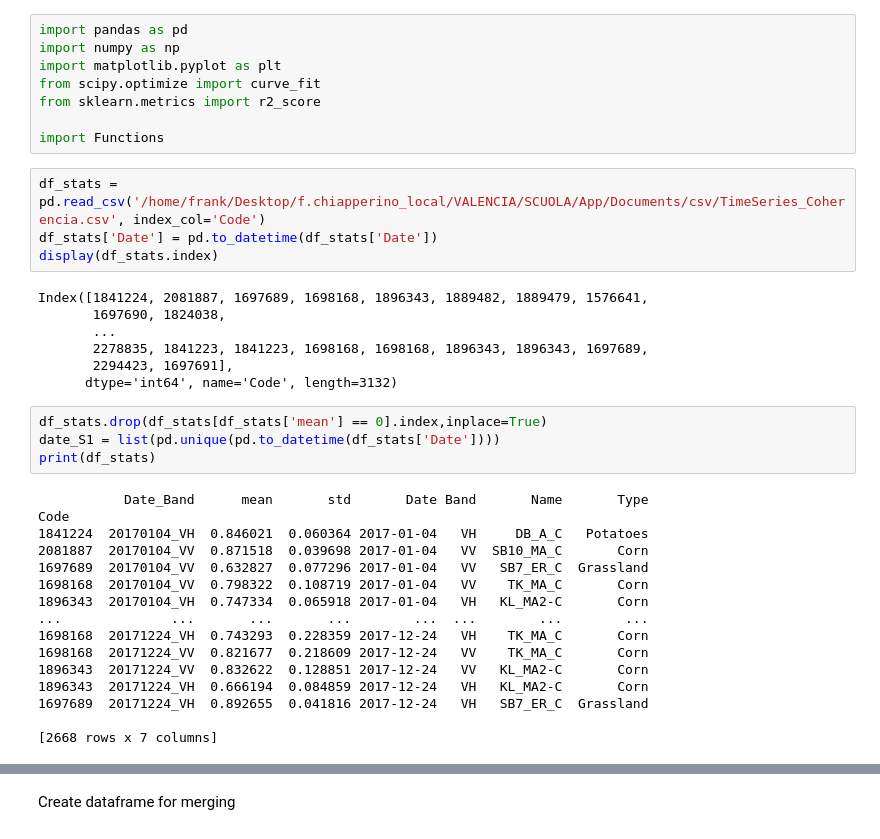
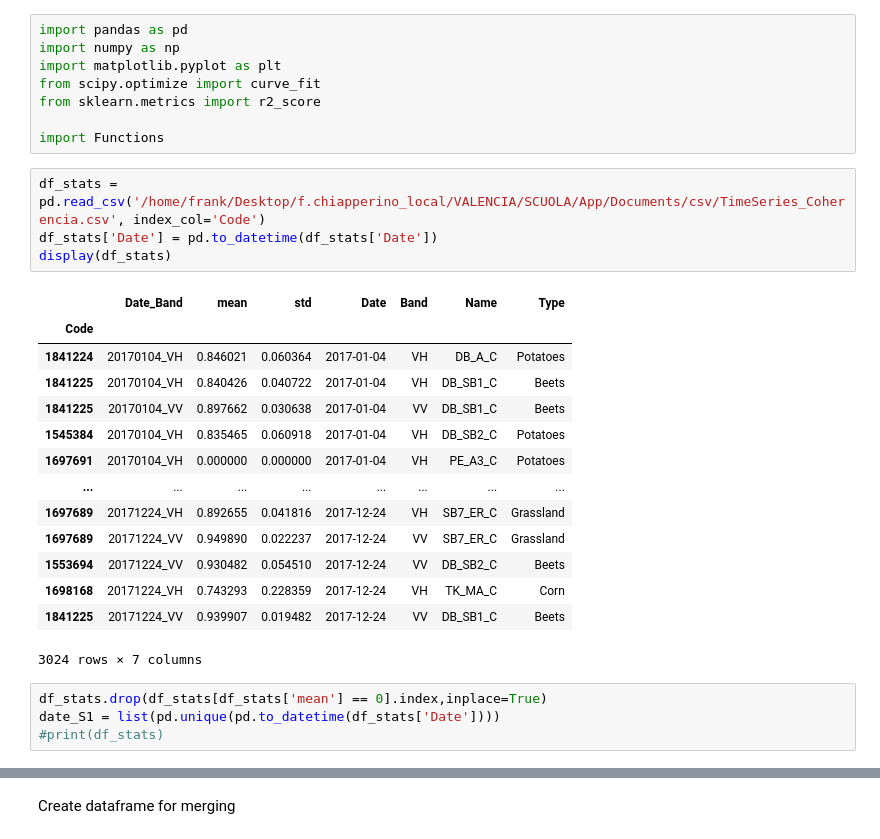
Before and after one commit to cFr4nk/Tesi_SAR_Analysis, a Jupyter notebook: Regressions.ipynb, the cells around one changed output, grey strips where cells are left out. Drawn from its saved outputs; the diff is of its cells as text.

```diff
--- a/Regressions.ipynb
+++ b/Regressions.ipynb
@@ -9,34 +9,26 @@ import Functions
 # %%
 df_stats = pd.read_csv('/home/frank/Desktop/f.chiapperino_local/VALENCIA/SCUOLA/App/Documents/csv/TimeSeries_Coherencia.csv', index_col='Code')
 df_stats['Date'] = pd.to_datetime(df_stats['Date'])
-display(df_stats.index)
+display(df_stats)
 # %% [output]
+|  | Date_Band | mean | std | Date | Band | Name | Type |
+| Code |  |  |  |  |  |  |  |
+| 1841224 | 20170104_VH | 0.846021 | 0.060364 | 2017-01-04 | VH | DB_A_C | Potatoes |
+| 1841225 | 20170104_VH | 0.840426 | 0.040722 | 2017-01-04 | VH | DB_SB1_C | Beets |
+| 1841225 | 20170104_VV | 0.897662 | 0.030638 | 2017-01-04 | VV | DB_SB1_C | Beets |
+| 1545384 | 20170104_VH | 0.835465 | 0.060918 | 2017-01-04 | VH | DB_SB2_C | Potatoes |
+| 1697691 | 20170104_VH | 0.000000 | 0.000000 | 2017-01-04 | VH | PE_A3_C | Potatoes |
+| ... | ... | ... | ... | ... | ... | ... | ... |
+| 1697689 | 20171224_VH | 0.892655 | 0.041816 | 2017-12-24 | VH | SB7_ER_C | Grassland |
+| 1697689 | 20171224_VV | 0.949890 | 0.022237 | 2017-12-24 | VV | SB7_ER_C | Grassland |
+| 1553694 | 20171224_VV | 0.930482 | 0.054510 | 2017-12-24 | VV | DB_SB2_C | Beets |
+| 1698168 | 20171224_VH | 0.743293 | 0.228359 | 2017-12-24 | VH | TK_MA_C | Corn |
+| 1841225 | 20171224_VV | 0.939907 | 0.019482 | 2017-12-24 | VV | DB_SB1_C | Beets |
-Index([1841224, 2081887, 1697689, 1698168, 1896343, 1889482, 1889479, 1576641,
-       1697690, 1824038,
-       ...
-       2278835, 1841223, 1841223, 1698168, 1698168, 1896343, 1896343, 1697689,
-       2294423, 1697691],
-      dtype='int64', name='Code', length=3132)
+3024 rows × 7 columns
 # %%
 df_stats.drop(df_stats[df_stats['mean'] == 0].index,inplace=True)
 date_S1 = list(pd.unique(pd.to_datetime(df_stats['Date'])))
-print(df_stats)
+#print(df_stats)
-# %% [output]
-           Date_Band      mean       std       Date Band       Name       Type
-Code
-1841224  20170104_VH  0.846021  0.060364 2017-01-04   VH     DB_A_C   Potatoes
-2081887  20170104_VV  0.871518  0.039698 2017-01-04   VV  SB10_MA_C       Corn
-1697689  20170104_VV  0.632827  0.077296 2017-01-04   VV   SB7_ER_C  Grassland
-1698168  20170104_VV  0.798322  0.108719 2017-01-04   VV    TK_MA_C       Corn
-1896343  20170104_VH  0.747334  0.065918 2017-01-04   VH   KL_MA2-C       Corn
-...              ...       ...       ...        ...  ...        ...        ...
-1698168  20171224_VH  0.743293  0.228359 2017-12-24   VH    TK_MA_C       Corn
-1698168  20171224_VV  0.821677  0.218609 2017-12-24   VV    TK_MA_C       Corn
-1896343  20171224_VV  0.832622  0.128851 2017-12-24   VV   KL_MA2-C       Corn
-1896343  20171224_VH  0.666194  0.084859 2017-12-24   VH   KL_MA2-C       Corn
-1697689  20171224_VH  0.892655  0.041816 2017-12-24   VH   SB7_ER_C  Grassland
-
-[2668 rows x 7 columns]
 # %%
 df_height = pd.read_csv(r'/home/frank/Desktop/f.chiapperino_local/VALENCIA/SCUOLA/App/Documents/csv/Averaged_crop_height.csv', header=0)
 df_height = df_height.set_index(df_height['Code'])
```
Also changed, not shown: parts of 8 cells of this notebook, 4 other files.
